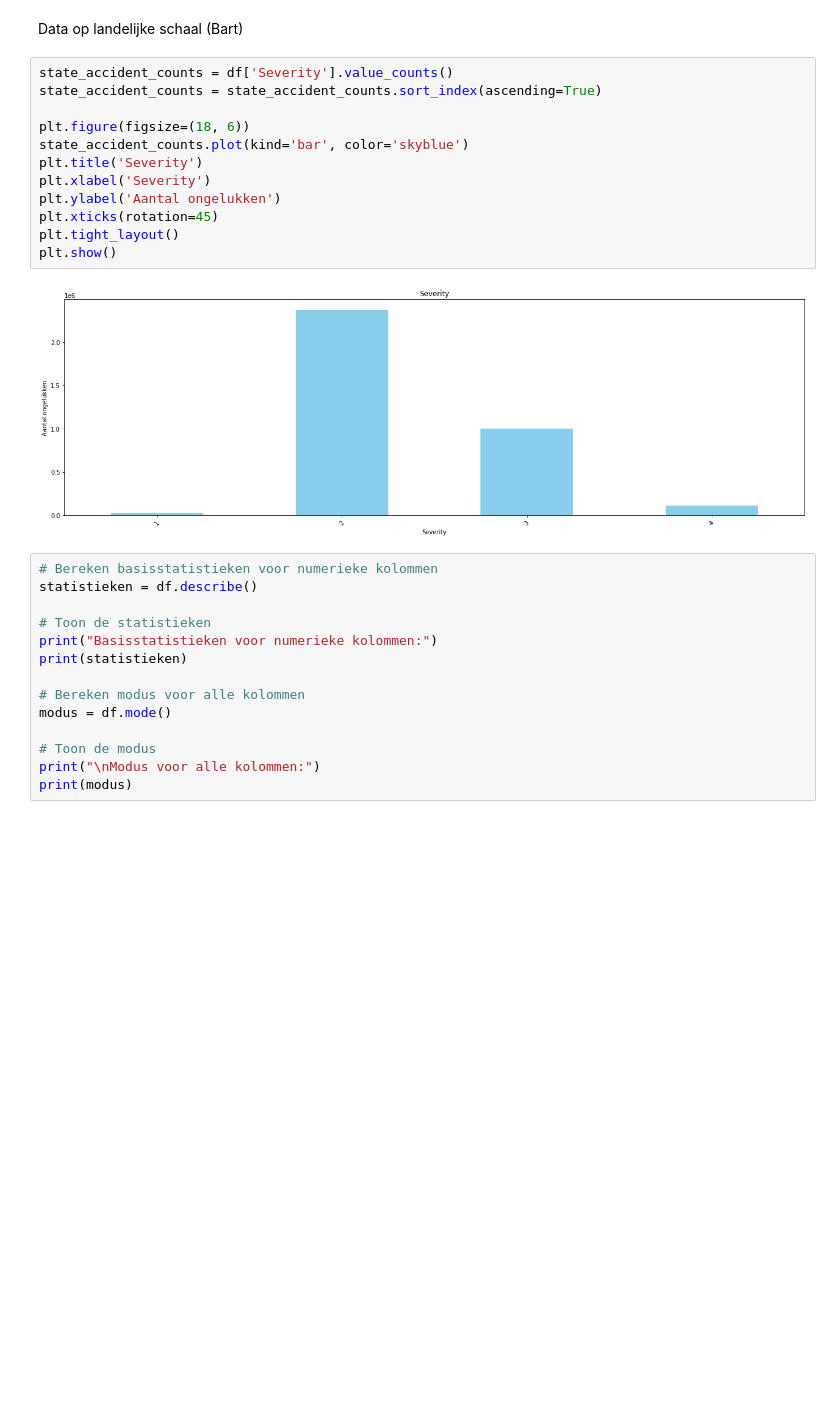
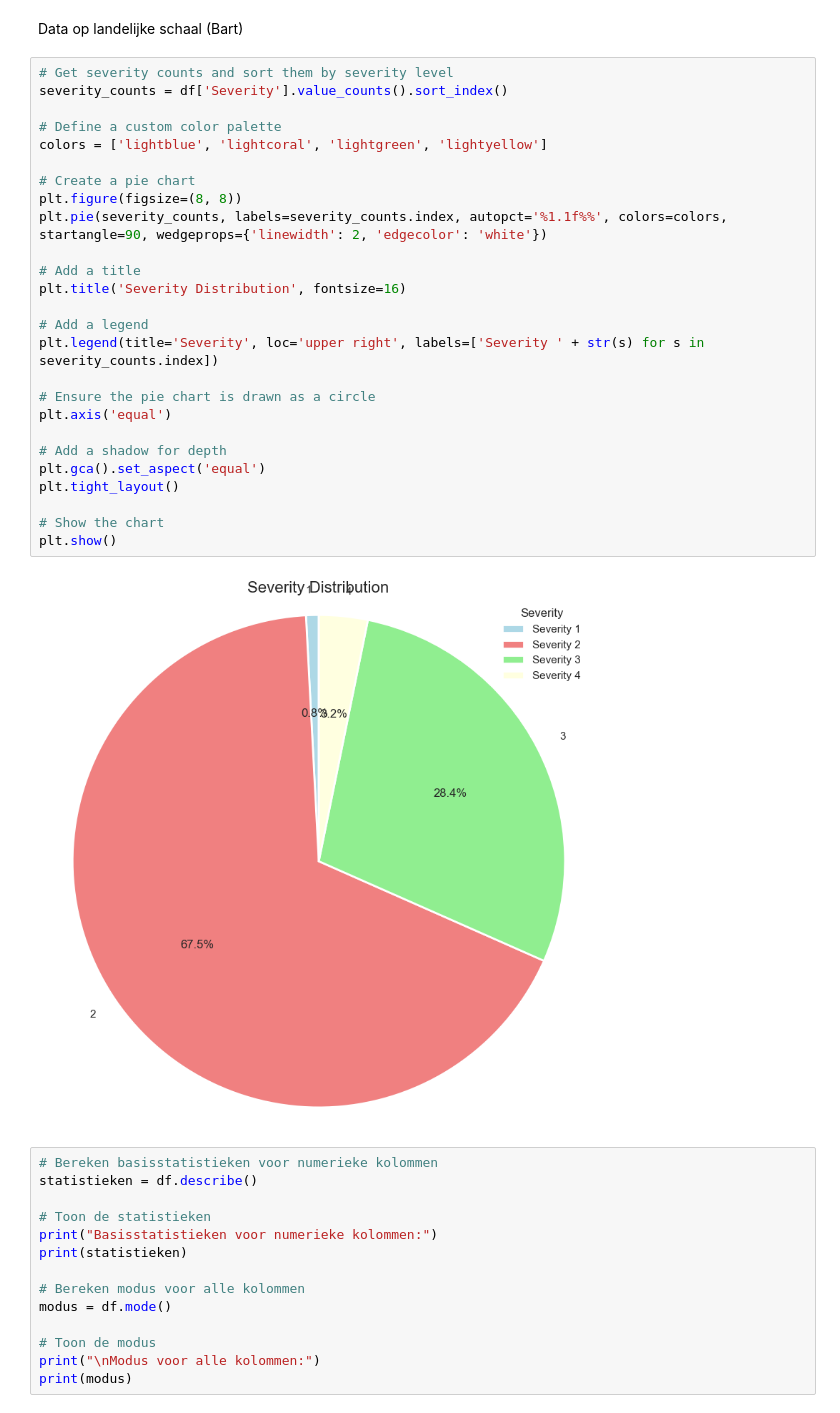
Before and after one commit to IsabelvanDam19/WT_Specialisatie, a Jupyter notebook: Beetje dingen enzo.ipynb, the cells around one changed output. Drawn from its saved outputs; the diff is of its cells as text; blank space fills up the shorter version.

```diff
--- a/Beetje dingen enzo.ipynb
+++ b/Beetje dingen enzo.ipynb
@@ -112,20 +113,34 @@ for column in columns_with_missing_values:
     print(f'"{column}" heeft {missing_count} missende waardes')
 # %% [markdown]
 Data op landelijke schaal (Bart)
-# %%
-state_accident_counts = df['Severity'].value_counts()
-state_accident_counts = state_accident_counts.sort_index(ascending=True)
-
-plt.figure(figsize=(18, 6))
-state_accident_counts.plot(kind='bar', color='skyblue')
-plt.title('Severity')
-plt.xlabel('Severity')
-plt.ylabel('Aantal ongelukken')
-plt.xticks(rotation=45)
-plt.tight_layout()
-plt.show()
-# %% [output]
-[figure, removed]
+# %%
+# Get severity counts and sort them by severity level
+severity_counts = df['Severity'].value_counts().sort_index()
+
+# Define a custom color palette
+colors = ['lightblue', 'lightcoral', 'lightgreen', 'lightyellow']
+
+# Create a pie chart
+plt.figure(figsize=(8, 8))
+plt.pie(severity_counts, labels=severity_counts.index, autopct='%1.1f%%', colors=colors, startangle=90, wedgeprops={'linewidth': 2, 'edgecolor': 'white'})
+
+# Add a title
+plt.title('Severity Distribution', fontsize=16)
+
+# Add a legend
+plt.legend(title='Severity', loc='upper right', labels=['Severity ' + str(s) for s in severity_counts.index])
+
+# Ensure the pie chart is drawn as a circle
+plt.axis('equal')
+
+# Add a shadow for depth
+plt.gca().set_aspect('equal')
+plt.tight_layout()
+
+# Show the chart
+plt.show()
+# %% [output]
+[figure, added]
 # %%
 # Bereken basisstatistieken voor numerieke kolommen
 statistieken = df.describe()
```
Also changed, not shown: parts of 8 cells of this notebook.
